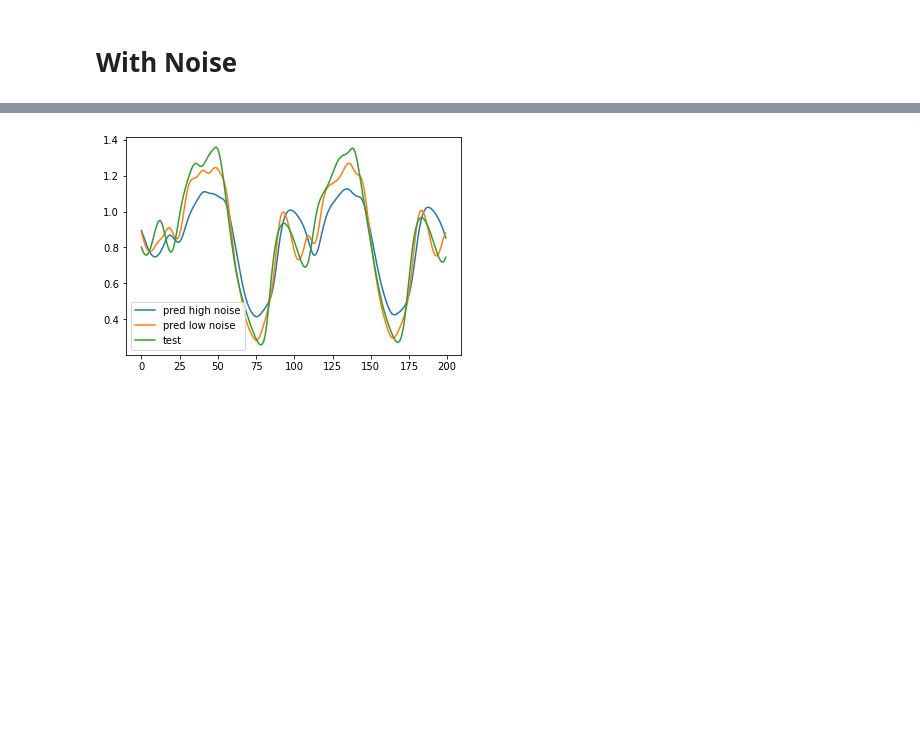
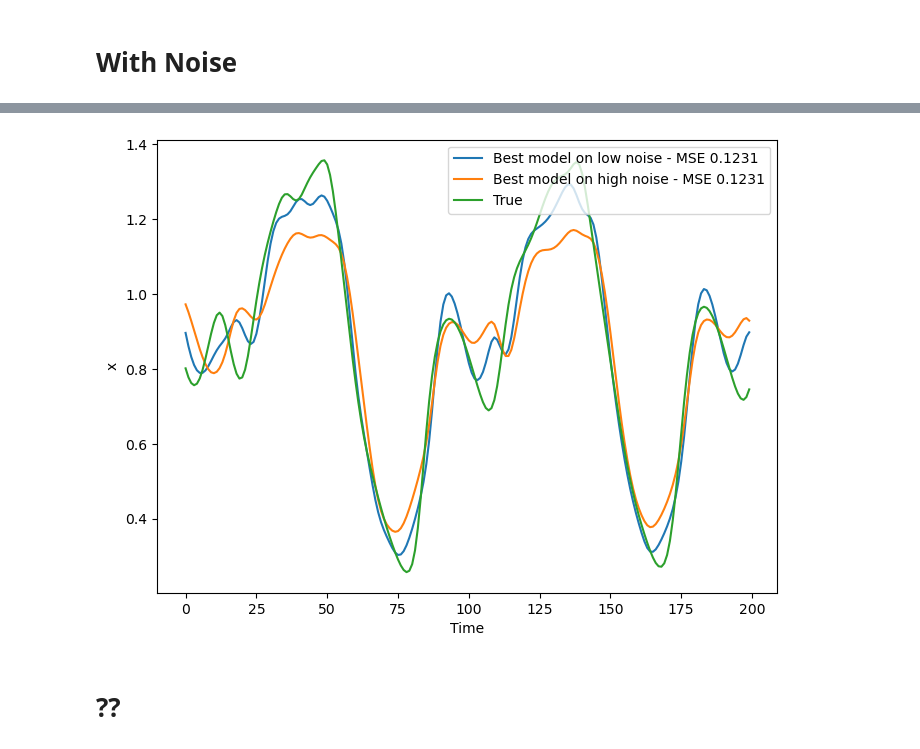
Before and after one commit to KevinArmbruster/ml_lab, a Jupyter notebook: Lab1b/Task 4.ipynb, the cells around one changed output, grey strips where cells are left out. Drawn from its saved outputs; the diff is of its cells as text; code cells hidden in the pictures; blank space fills up the shorter version.

```diff
--- a/Lab1b/Task 4.ipynb
+++ b/Lab1b/Task 4.ipynb
@@ -284,0 +308,5 @@ plt.show()
+# %%
+
+for i, (param, model, history, final_train_mse, final_val_mse, epoch) in enumerate(weight_eval_grid_worst):
+    config = param["kernel_initializer"].get_config()
+    print(i, final_train_mse, final_val_mse, epoch, config, param)
@@ -284,0 +319,15 @@ plt.show()
+# %%
+##Plot
+
+names_best = ["HeNormal", "RandomNormal(std=1.)", "GlorotNormal", "Zeroes", "Ones"]
+names_worst = ["GlorotNormal", "RandomNormal(std=1.)", "HeNormal", "Zeroes", "Ones"]
+
+plt.figure(figsize=(8, 6), dpi=100)
+for i, ((param, model, history, final_train_mse, final_val_mse, epoch), name) in enumerate(zip(weight_eval_grid_best, names_best)):
+    plt.bar(i, final_val_mse, label=f"Best model - {name}")
+for i, ((param, model, history, final_train_mse, final_val_mse, epoch), name) in enumerate(zip(weight_eval_grid_worst, names_worst)):
+    plt.bar(i+10, final_val_mse, label=f"Worst model - {name}")
+plt.ylabel("Validaton Loss")
+plt.xlabel("Configurations")
+plt.legend()
+plt.show()
@@ -361,7 +444,7 @@ y_train_noise_low = add_gaussian_noise(y_train, std=0.05)
 X_val_noise_low = add_gaussian_noise(X_val, std=0.05)
 y_val_noise_low = add_gaussian_noise(y_val, std=0.05)
 
-noise_low_eval_grid = grid_search(param_dict, X_train_noise_low, y_train_noise_low, X_val_noise_low, y_val_noise_low)
+noise_low_eval_grid = grid_search(param_dict, X_train_noise_low, y_train_noise_low, X_val_noise_low, y_val_noise_low, use_es=False)
 # %% [output]
 12
 {'hidden_layer_nodes': [5, 3], 'regularizer': <keras.regularizers.L2 object at 0x...>}
@@ -406,7 +489,7 @@ y_train_noise_high = add_gaussian_noise(y_train, std=0.15)
 X_val_noise_high = add_gaussian_noise(X_val, std=0.15)
 y_val_noise_high = add_gaussian_noise(y_val, std=0.15)
 
-noise_high_eval_grid = grid_search(param_dict, X_train_noise_high, y_train_noise_high, X_val_noise_high, y_val_noise_high)
+noise_high_eval_grid = grid_search(param_dict, X_train_noise_high, y_train_noise_high, X_val_noise_high, y_val_noise_high, use_es=False)
 # %% [output]
 12
 {'hidden_layer_nodes': [5, 3], 'regularizer': <keras.regularizers.L2 object at 0x...>}
@@ -446,11 +529,16 @@ for i, (param, model, history, final_train_mse, final_val_mse, epoch) in enumera
 # %%
-y_pred_low = noise_low_eval_grid[0][1].predict(X_test)
-y_pred_high = noise_high_eval_grid[0][1].predict(X_test)
-Xrange = range(len(y_pred_best))
+y_pred_lower = noise_low_eval_grid[0][1].predict(X_test)
+y_pred_higher = noise_high_eval_grid[0][1].predict(X_test)
+Xrange = range(len(y_pred_lower))
 
-plt.plot(Xrange, y_pred_high, label="pred high noise")
-plt.plot(Xrange, y_pred_low, label="pred low noise")
-plt.plot(Xrange, y_test, label="test")
+plt.figure(figsize=(8, 6), dpi=100)
+perf = np.around(model.evaluate(X_test, y_test)[1],4)
+plt.plot(Xrange, y_pred_lower, label=f"Best model on low noise - MSE {perf}")
+perf = np.around(model.evaluate(X_test, y_test)[1],4)
+plt.plot(Xrange, y_pred_higher, label=f"Best model on high noise - MSE {perf}")
+plt.plot(Xrange, y_test, label=f"True")
+plt.xlabel("Time")
+plt.ylabel("x")
 plt.legend()
 plt.show()
 # %% [output]
@@ -459 +549,3 @@ plt.show()
-[figure, old version]
+[figure, new version]
+# %% [markdown]
+# ??
```
Also changed, not shown: parts of 21 cells of this notebook, 1 other file.
